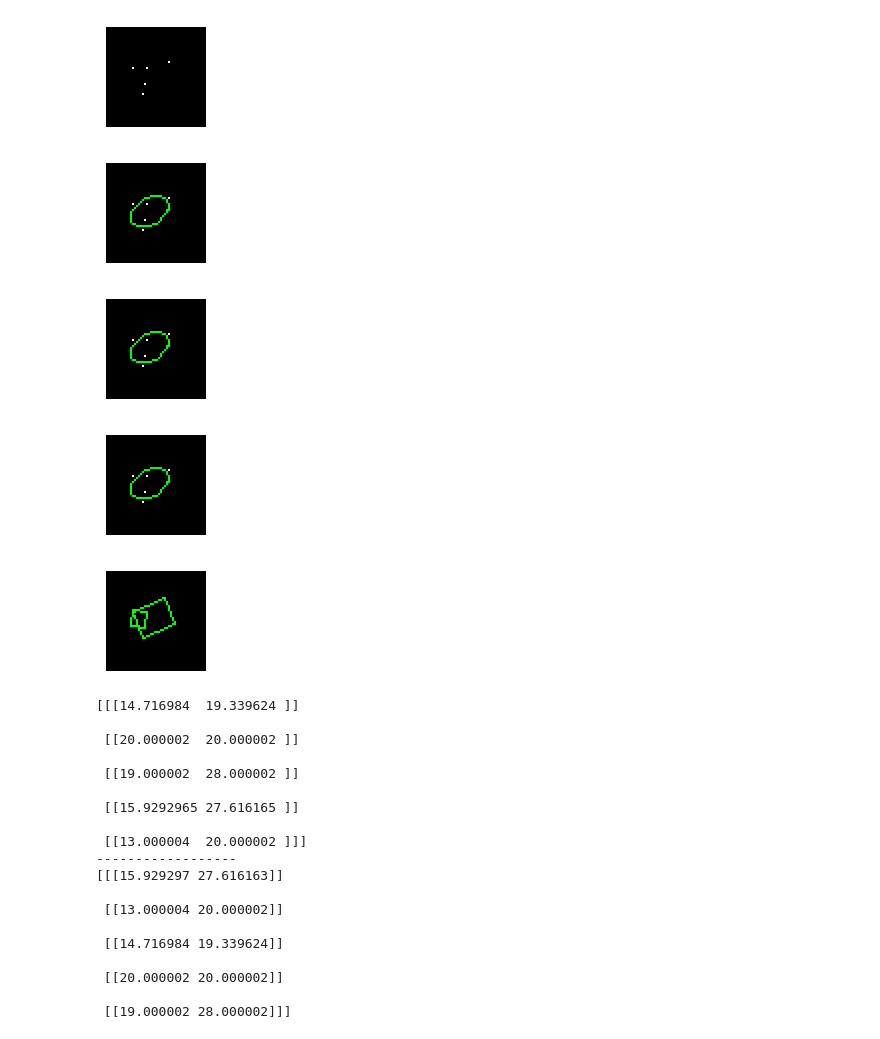
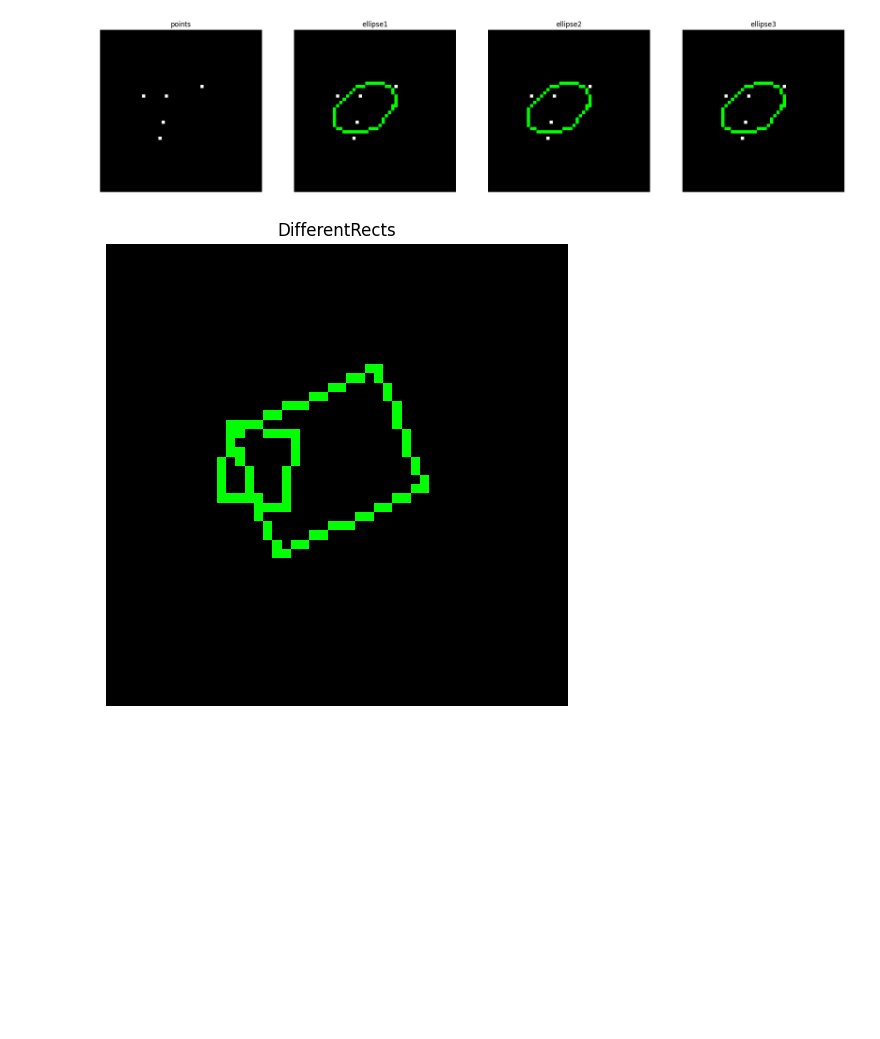
Before and after one commit to masterAllen/LearnOpenCV, a Jupyter notebook: code/dealwith_points.ipynb, the cells around one changed output. Cells and saved outputs as stored; diff of their text form; code cells hidden in the pictures; blank space fills up the shorter version.

```diff
--- a/code/dealwith_points.ipynb
+++ b/code/dealwith_points.ipynb
@@ -70,12 +49,13 @@ show_image(draw_lines(now_img, approx_points))
 '''
 点集各种 Fit 函数
 '''
+results = []
 
 img = np.zeros((50, 50), dtype=np.uint8)
 point_set = np.array([[20, 20], [20, 13], [28, 19], [33, 18], [17, 31]])
 for onep in point_set:
     img[onep[0], onep[1]] = 255
-show_image(img)
+results.append(['points', np.copy(img)])
 
 # important: 点集需要纵坐标在前面！！！
 point_set[:, [0, 1]] = point_set[:, [1, 0]]
@@ -95,40 +75,39 @@ point_set[:, [0, 1]] = point_set[:, [1, 0]]
 
 # # 最小凸包
 # now_img = cv2.cvtColor(np.copy(img), cv2.COLOR_GRAY2BGR)
 # hull = cv2.convexHull(point_set)
 # hull = hull.astype(int) # 这句很重要，坐标转为 int
 # cv2.drawContours(now_img, [hull], -1, (0, 255, 0), 1)
 # show_image(now_img)
 
 # # 最小三角形
 # now_img = cv2.cvtColor(np.copy(img), cv2.COLOR_GRAY2BGR)
 # area, triangle  = cv2.minEnclosingTriangle(point_set)
 # triangle = triangle.astype(int)
 # cv2.drawContours(now_img, [triangle], -1, (0, 255, 0), 1)
 # show_image(now_img)
 
 # 最小椭圆
 now_img = cv2.cvtColor(np.copy(img), cv2.COLOR_GRAY2BGR)
 ellipse = cv2.fitEllipse(point_set)
 cv2.ellipse(now_img, ellipse, (0,255,0), 1)
-show_image(now_img)
+results.append(['ellipse1', np.copy(now_img)])
 
 # 最小椭圆
 now_img = cv2.cvtColor(np.copy(img), cv2.COLOR_GRAY2BGR)
 ellipse = cv2.fitEllipseAMS(point_set)
 cv2.ellipse(now_img, ellipse, (0,255,0), 1)
-show_image(now_img)
+results.append(['ellipse2', np.copy(now_img)])
 
 # 最小椭圆
 now_img = cv2.cvtColor(np.copy(img), cv2.COLOR_GRAY2BGR)
 ellipse = cv2.fitEllipseDirect(point_set)
 cv2.ellipse(now_img, ellipse, (0,255,0), 1)
-show_image(now_img)
+results.append(['ellipse3', np.copy(now_img)])
+
+show_images(results)
 # %% [output]
-[figure, old version]
+[figure, new version]
-[figure, removed]
-[figure, removed]
-[figure, removed]
 # %%
 '''
 相交
@@ -138,7 +117,7 @@ rect1 = cv2.minAreaRect(point_set[0:3])
 rect2 = cv2.minAreaRect(point_set[1:5])
 cv2.drawContours(now_img, [cv2.boxPoints(rect1).astype(int)], -1, (0, 255, 0), 1)
 cv2.drawContours(now_img, [cv2.boxPoints(rect2).astype(int)], -1, (0, 255, 0), 1)
-show_image(now_img)
+show_images([('DifferentRects', now_img)])
 
 # 直接使用矩形相交方法
 is_intersect, intersect_points1 = cv2.rotatedRectangleIntersection(rect1, rect2)
@@ -147,28 +126,5 @@ is_intersect, intersect_points1 = cv2.rotatedRectangleIntersection(rect1, rect2)
 points1 = cv2.RotatedRect(*rect1).points()
 points2 = cv2.RotatedRect(*rect2).points()
 area, intersect_points2 = cv2.intersectConvexConvex(points1, points2)
-
-print(intersect_points1)
-print('------------------')
-print(intersect_points2)
 # %% [output]
-[figure, old version]
+[figure, new version]
-[[[14.716984  19.339624 ]]
-
- [[20.000002  20.000002 ]]
-
- [[19.000002  28.000002 ]]
-
- [[15.9292965 27.616165 ]]
-
- [[13.000004  20.000002 ]]]
-------------------
-[[[15.929297 27.616163]]
-
- [[13.000004 20.000002]]
-
- [[14.716984 19.339624]]
-
- [[20.000002 20.000002]]
-
- [[19.000002 28.000002]]]
```
Also changed, not shown: parts of 3 cells of this notebook, 6 other files.
